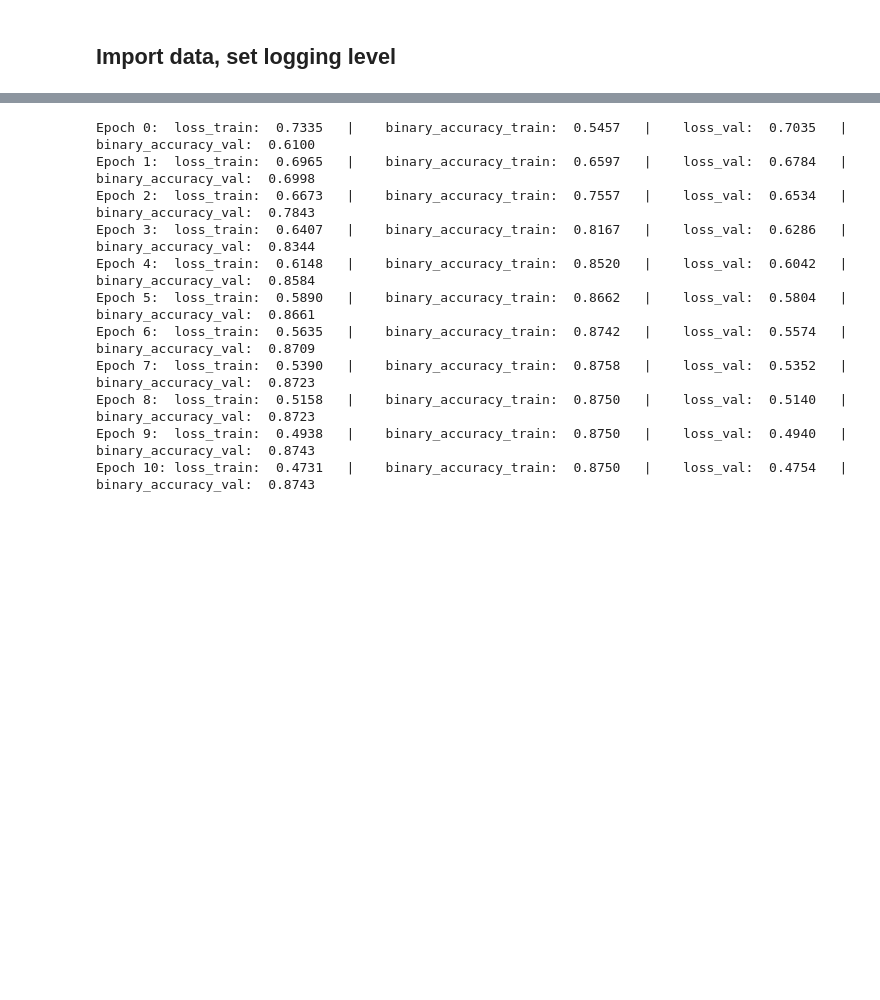
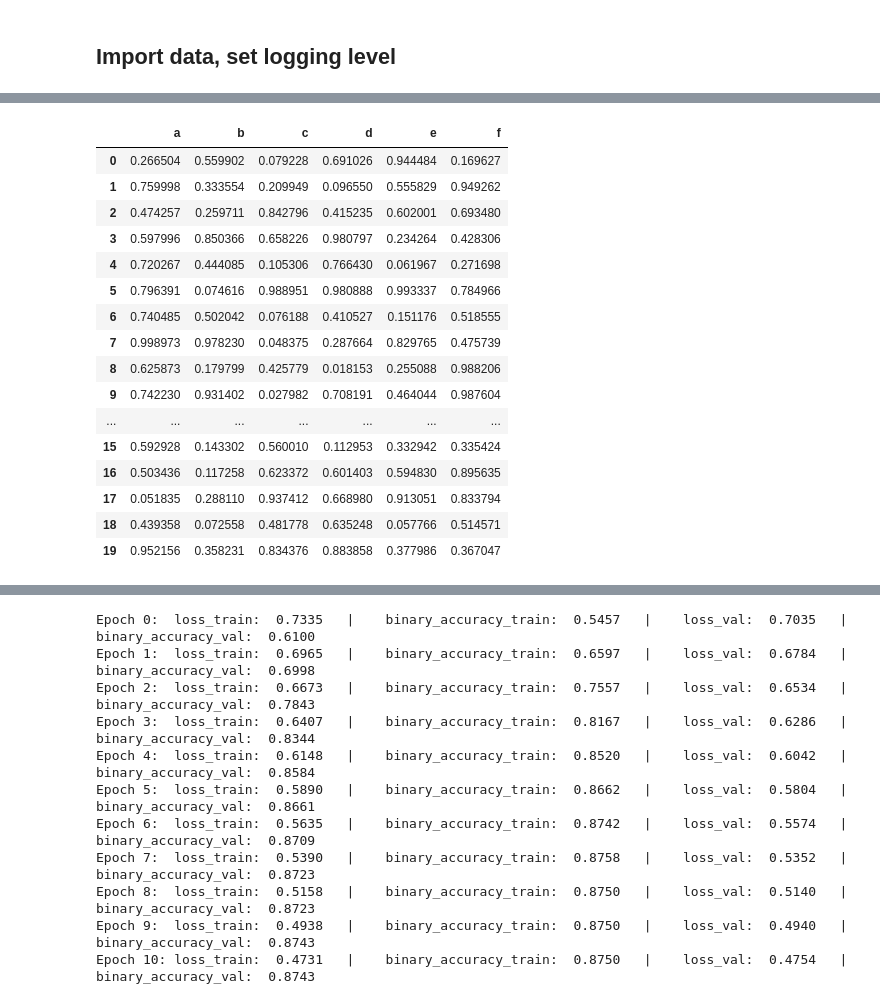
Before and after one commit to 1101AlexZab1011/deepmeg, a Jupyter notebook: dev/independent_sources.ipynb, the cells around one changed output, grey strips where cells are left out. Drawn from its saved outputs; the diff is of its cells as text; code cells hidden in the pictures; blank space fills up the shorter version.

```diff
--- a/dev/independent_sources.ipynb
+++ b/dev/independent_sources.ipynb
@@ -159,3 +162,29 @@ def plot_latent_space(
+# %%
+df1, df2 = pd.DataFrame(np.random.random((20, 5)), columns=['a', 'b', 'c', 'd', 'e']), pd.DataFrame(np.random.random((20, 5)), columns=['a', 'b', 'c', 'd', 'e'])
+dfs = [df1, df2]
+
+for df in dfs:
+    df['f'] = np.random.random((20,))
+# %%
+dfs[0]
+# %% [output]
+|  | a | b | c | d | e | f |
+| 0 | 0.266504 | 0.559902 | 0.079228 | 0.691026 | 0.944484 | 0.169627 |
+| 1 | 0.759998 | 0.333554 | 0.209949 | 0.096550 | 0.555829 | 0.949262 |
+| 2 | 0.474257 | 0.259711 | 0.842796 | 0.415235 | 0.602001 | 0.693480 |
+| 3 | 0.597996 | 0.850366 | 0.658226 | 0.980797 | 0.234264 | 0.428306 |
+| 4 | 0.720267 | 0.444085 | 0.105306 | 0.766430 | 0.061967 | 0.271698 |
+| 5 | 0.796391 | 0.074616 | 0.988951 | 0.980888 | 0.993337 | 0.784966 |
+| 6 | 0.740485 | 0.502042 | 0.076188 | 0.410527 | 0.151176 | 0.518555 |
+| 7 | 0.998973 | 0.978230 | 0.048375 | 0.287664 | 0.829765 | 0.475739 |
+| 8 | 0.625873 | 0.179799 | 0.425779 | 0.018153 | 0.255088 | 0.988206 |
+| 9 | 0.742230 | 0.931402 | 0.027982 | 0.708191 | 0.464044 | 0.987604 |
+| ... | ... | ... | ... | ... | ... | ... |
+| 15 | 0.592928 | 0.143302 | 0.560010 | 0.112953 | 0.332942 | 0.335424 |
+| 16 | 0.503436 | 0.117258 | 0.623372 | 0.601403 | 0.594830 | 0.895635 |
+| 17 | 0.051835 | 0.288110 | 0.937412 | 0.668980 | 0.913051 | 0.833794 |
+| 18 | 0.439358 | 0.072558 | 0.481778 | 0.635248 | 0.057766 | 0.514571 |
+| 19 | 0.952156 | 0.358231 | 0.834376 | 0.883858 | 0.377986 | 0.367047 |
 # %%
 from mne.datasets import multimodal
 fname_raw = os.path.join(multimodal.data_path(), 'multimodal_raw.fif')
```
Also changed, not shown: parts of 4 cells of this notebook, 1 other file.
